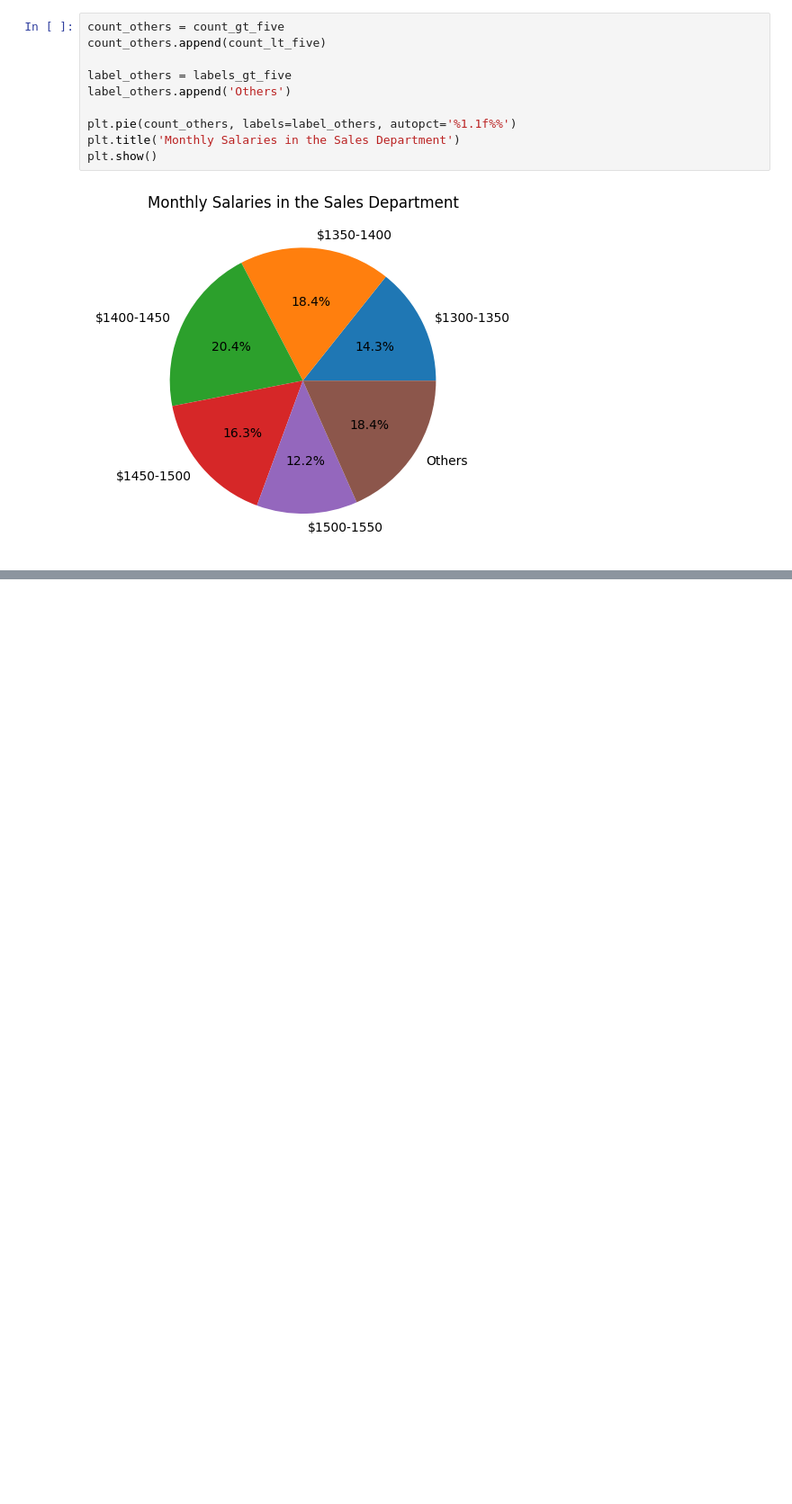
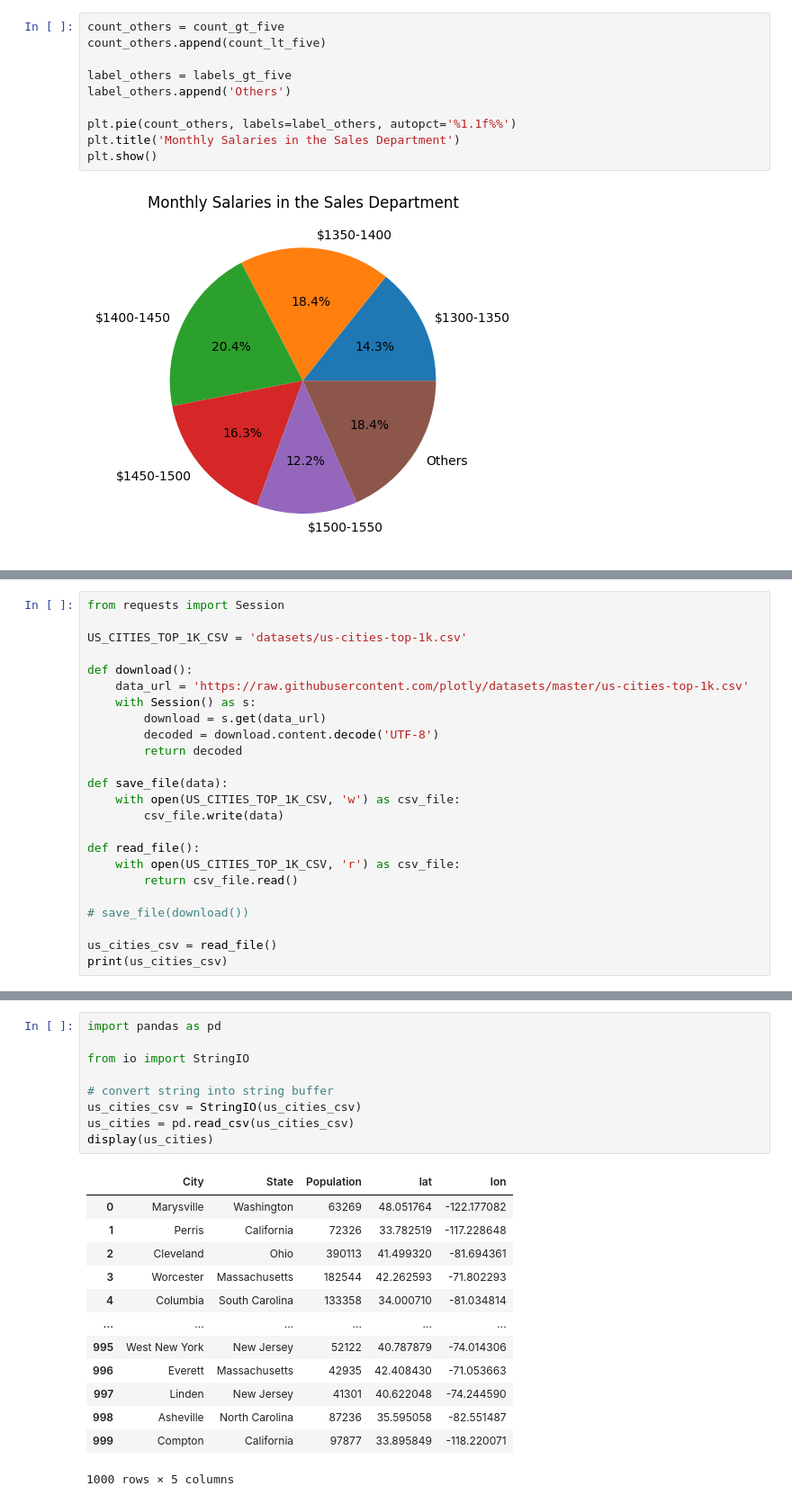
Before and after one commit to EstebanBorai/python-for-data-science, a Jupyter notebook: notebooks/sn08_data_visualizations.ipynb, the cells around one changed output, grey strips where cells are left out. Shown at 90% size. Drawn from its saved outputs; the diff is of its cells as text; blank space fills up the shorter version.

```diff
--- a/notebooks/sn08_data_visualizations.ipynb
+++ b/notebooks/sn08_data_visualizations.ipynb
@@ -149,0 +152,24 @@ plt.show()
+# %%
+from requests import Session
+
+US_CITIES_TOP_1K_CSV = 'datasets/us-cities-top-1k.csv'
+
+def download():
+    data_url = 'https://raw.githubusercontent.com/plotly/datasets/master/us-cities-top-1k.csv'
+    with Session() as s:
+        download = s.get(data_url)
+        decoded = download.content.decode('UTF-8')
+        return decoded
+
+def save_file(data):
+    with open(US_CITIES_TOP_1K_CSV, 'w') as csv_file:
+        csv_file.write(data)
+
+def read_file():
+    with open(US_CITIES_TOP_1K_CSV, 'r') as csv_file:
+        return csv_file.read()
+
+# save_file(download())
+
+us_cities_csv = read_file()
+print(us_cities_csv)
@@ -149,0 +194,23 @@ plt.show()
+# %%
+import pandas as pd
+
+from io import StringIO
+
+# convert string into string buffer
+us_cities_csv = StringIO(us_cities_csv)
+us_cities = pd.read_csv(us_cities_csv)
+display(us_cities)
+# %% [output]
+|  | City | State | Population | lat | lon |
+| 0 | Marysville | Washington | 63269 | 48.051764 | -122.177082 |
+| 1 | Perris | California | 72326 | 33.782519 | -117.228648 |
+| 2 | Cleveland | Ohio | 390113 | 41.499320 | -81.694361 |
+| 3 | Worcester | Massachusetts | 182544 | 42.262593 | -71.802293 |
+| 4 | Columbia | South Carolina | 133358 | 34.000710 | -81.034814 |
+| ... | ... | ... | ... | ... | ... |
+| 995 | West New York | New Jersey | 52122 | 40.787879 | -74.014306 |
+| 996 | Everett | Massachusetts | 42935 | 42.408430 | -71.053663 |
+| 997 | Linden | New Jersey | 41301 | 40.622048 | -74.244590 |
+| 998 | Asheville | North Carolina | 87236 | 35.595058 | -82.551487 |
+| 999 | Compton | California | 97877 | 33.895849 | -118.220071 |
+1000 rows × 5 columns
```
Also changed, not shown: parts of 5 cells of this notebook, 1 other file.
